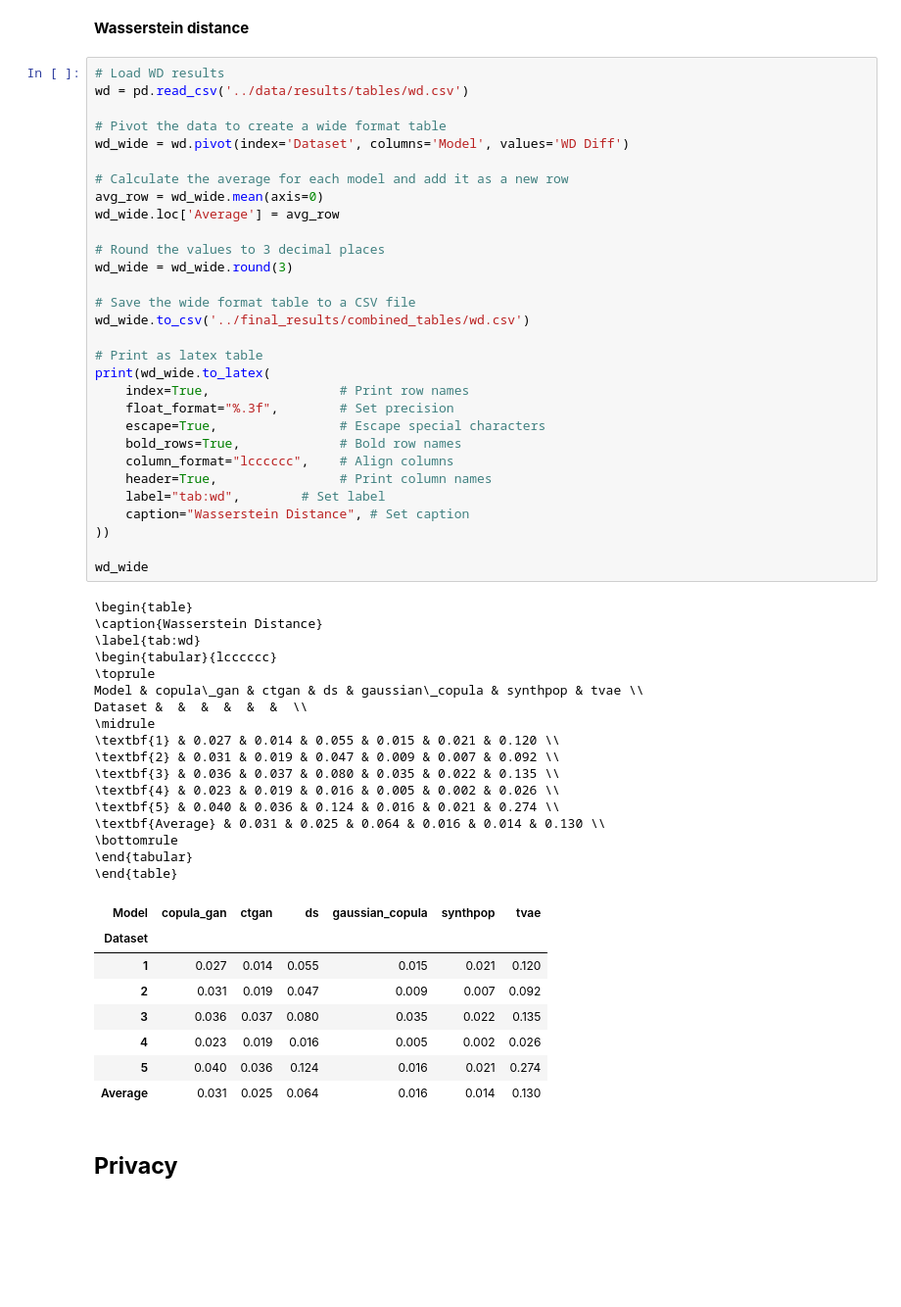
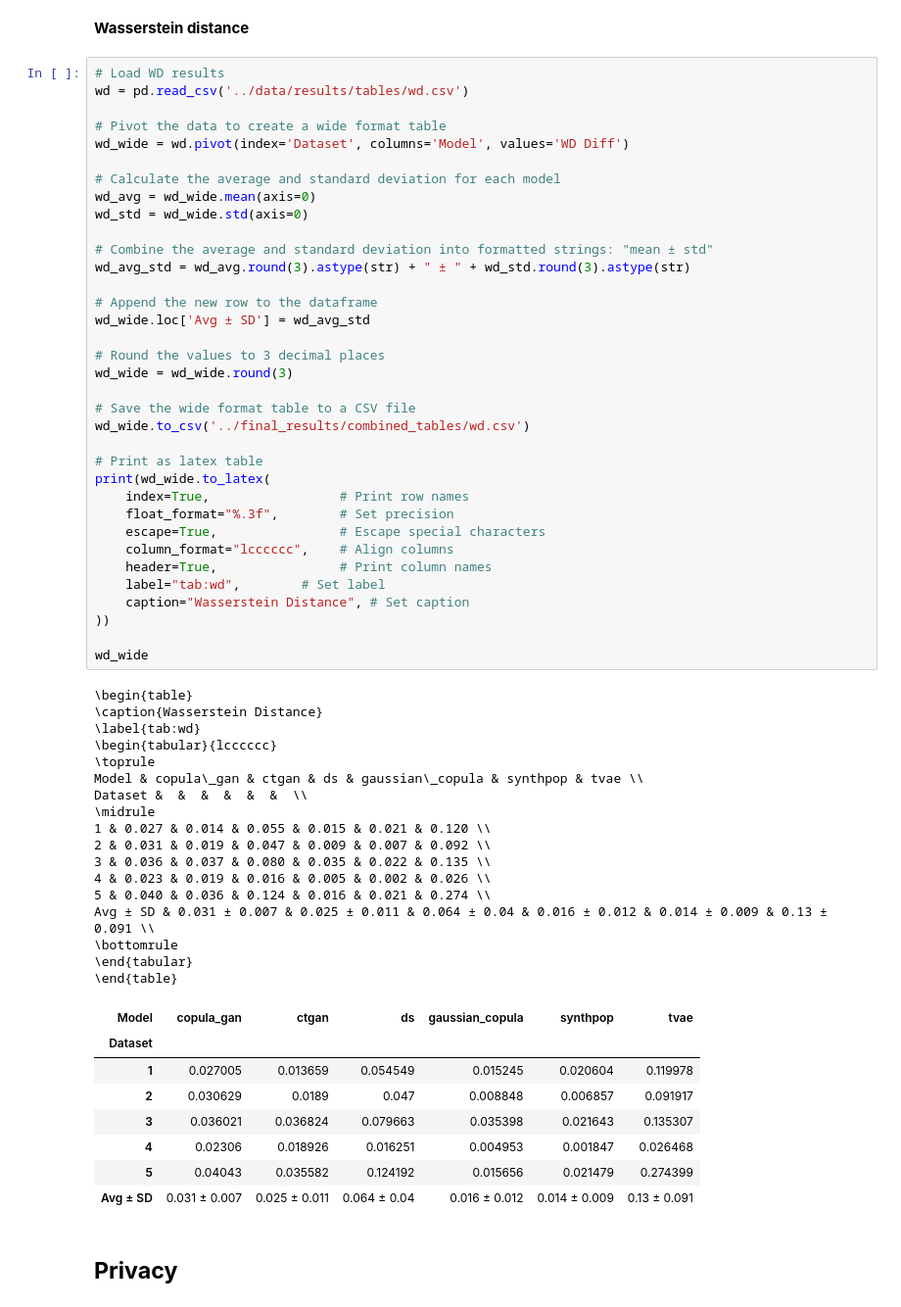
Before and after one commit to toHartel/bt-tobias-hartel, a Jupyter notebook: scripts/notebooks/merge_results.ipynb, the cells around one changed output. Shown at 98% size. Saved outputs shown, nothing was run; the diff lists cells and outputs as text; blank space fills up the shorter version.

```diff
--- a/scripts/notebooks/merge_results.ipynb
+++ b/scripts/notebooks/merge_results.ipynb
@@ -131,55 +141,60 @@ wd = pd.read_csv('../data/results/tables/wd.csv')
 # Pivot the data to create a wide format table
 wd_wide = wd.pivot(index='Dataset', columns='Model', values='WD Diff')
 
-# Calculate the average for each model and add it as a new row
-avg_row = wd_wide.mean(axis=0)
-wd_wide.loc['Average'] = avg_row
+# Calculate the average and standard deviation for each model
+wd_avg = wd_wide.mean(axis=0)
+wd_std = wd_wide.std(axis=0)
+
+# Combine the average and standard deviation into formatted strings: "mean ± std"
+wd_avg_std = wd_avg.round(3).astype(str) + " ± " + wd_std.round(3).astype(str)
+
+# Append the new row to the dataframe
+wd_wide.loc['Avg ± SD'] = wd_avg_std
 
 # Round the values to 3 decimal places
 wd_wide = wd_wide.round(3)
 
 # Save the wide format table to a CSV file
 wd_wide.to_csv('../final_results/combined_tables/wd.csv')
 
 # Print as latex table
 print(wd_wide.to_latex(
     index=True,                 # Print row names
     float_format="%.3f",        # Set precision
     escape=True,                # Escape special characters
-    bold_rows=True,             # Bold row names
     column_format="lcccccc",    # Align columns
     header=True,                # Print column names
     label="tab:wd",        # Set label
     caption="Wasserstein Distance", # Set caption
 ))
 
 wd_wide
 # %% [output]
 \begin{table}
 \caption{Wasserstein Distance}
 \label{tab:wd}
 \begin{tabular}{lcccccc}
 \toprule
 Model & copula\_gan & ctgan & ds & gaussian\_copula & synthpop & tvae \\
 Dataset &  &  &  &  &  &  \\
 \midrule
-\textbf{1} & 0.027 & 0.014 & 0.055 & 0.015 & 0.021 & 0.120 \\
-\textbf{2} & 0.031 & 0.019 & 0.047 & 0.009 & 0.007 & 0.092 \\
-\textbf{3} & 0.036 & 0.037 & 0.080 & 0.035 & 0.022 & 0.135 \\
-\textbf{4} & 0.023 & 0.019 & 0.016 & 0.005 & 0.002 & 0.026 \\
-\textbf{5} & 0.040 & 0.036 & 0.124 & 0.016 & 0.021 & 0.274 \\
-\textbf{Average} & 0.031 & 0.025 & 0.064 & 0.016 & 0.014 & 0.130 \\
+1 & 0.027 & 0.014 & 0.055 & 0.015 & 0.021 & 0.120 \\
+2 & 0.031 & 0.019 & 0.047 & 0.009 & 0.007 & 0.092 \\
+3 & 0.036 & 0.037 & 0.080 & 0.035 & 0.022 & 0.135 \\
+4 & 0.023 & 0.019 & 0.016 & 0.005 & 0.002 & 0.026 \\
+5 & 0.040 & 0.036 & 0.124 & 0.016 & 0.021 & 0.274 \\
+Avg ± SD & 0.031 ± 0.007 & 0.025 ± 0.011 & 0.064 ± 0.04 & 0.016 ± 0.012 & 0.014 ± 0.009 & 0.13 ± 0.091 \\
 \bottomrule
 \end{tabular}
 \end{table}
 | Model | copula_gan | ctgan | ds | gaussian_copula | synthpop | tvae |
 | Dataset |  |  |  |  |  |  |
-| 1 | 0.027 | 0.014 | 0.055 | 0.015 | 0.021 | 0.120 |
-| 2 | 0.031 | 0.019 | 0.047 | 0.009 | 0.007 | 0.092 |
-| 3 | 0.036 | 0.037 | 0.080 | 0.035 | 0.022 | 0.135 |
-| 4 | 0.023 | 0.019 | 0.016 | 0.005 | 0.002 | 0.026 |
-| 5 | 0.040 | 0.036 | 0.124 | 0.016 | 0.021 | 0.274 |
-| Average | 0.031 | 0.025 | 0.064 | 0.016 | 0.014 | 0.130 |
+| 1 | 0.027005 | 0.013659 | 0.054549 | 0.015245 | 0.020604 | 0.119978 |
+| 2 | 0.030629 | 0.0189 | 0.047 | 0.008848 | 0.006857 | 0.091917 |
+| 3 | 0.036021 | 0.036824 | 0.079663 | 0.035398 | 0.021643 | 0.135307 |
+| 4 | 0.02306 | 0.018926 | 0.016251 | 0.004953 | 0.001847 | 0.026468 |
+| 5 | 0.04043 | 0.035582 | 0.124192 | 0.015656 | 0.021479 | 0.274399 |
+| Avg ± SD | 0.031 ± 0.007 | 0.025 ± 0.011 | 0.064 ± 0.04 | 0.016 ± 0.012 | 0.014 ± 0.009 | 0.13 ± 0.091 |
 # %% [markdown]
 ## **Privacy**
 # %% [markdown]
```
Also changed, not shown: parts of 2 cells of this notebook, 6 other files.
